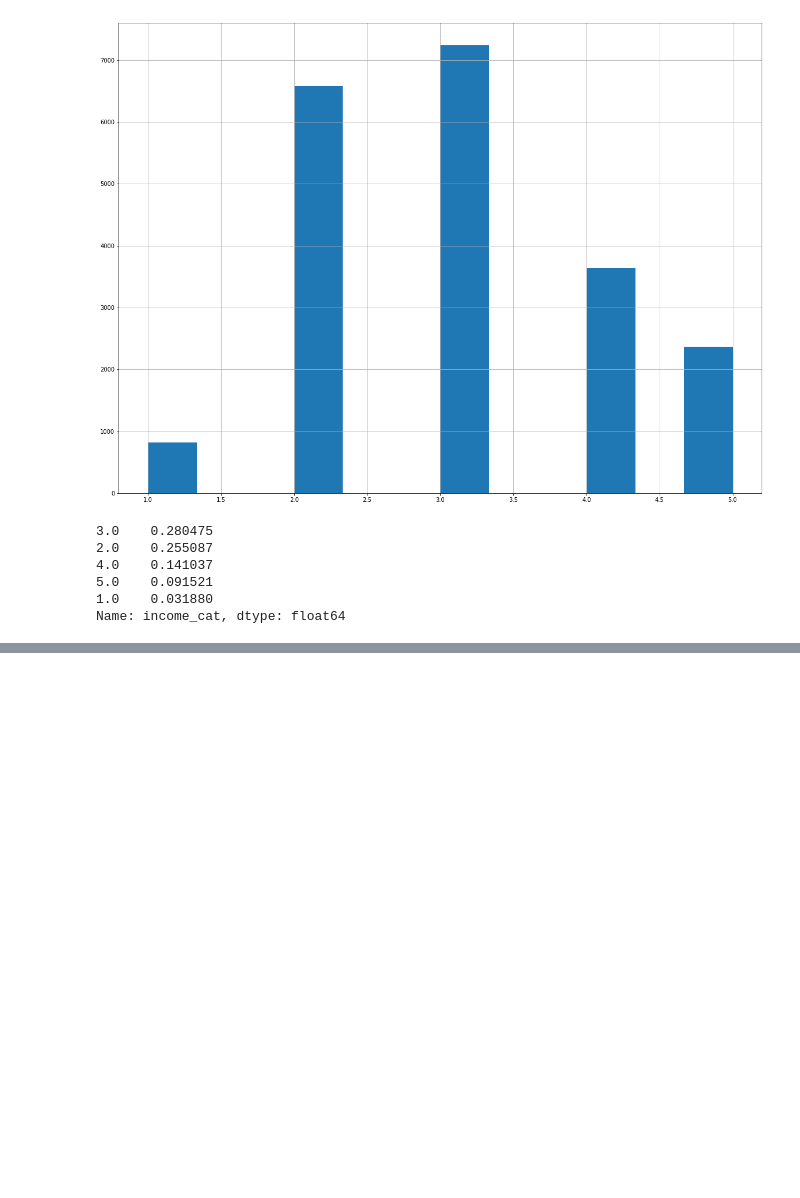
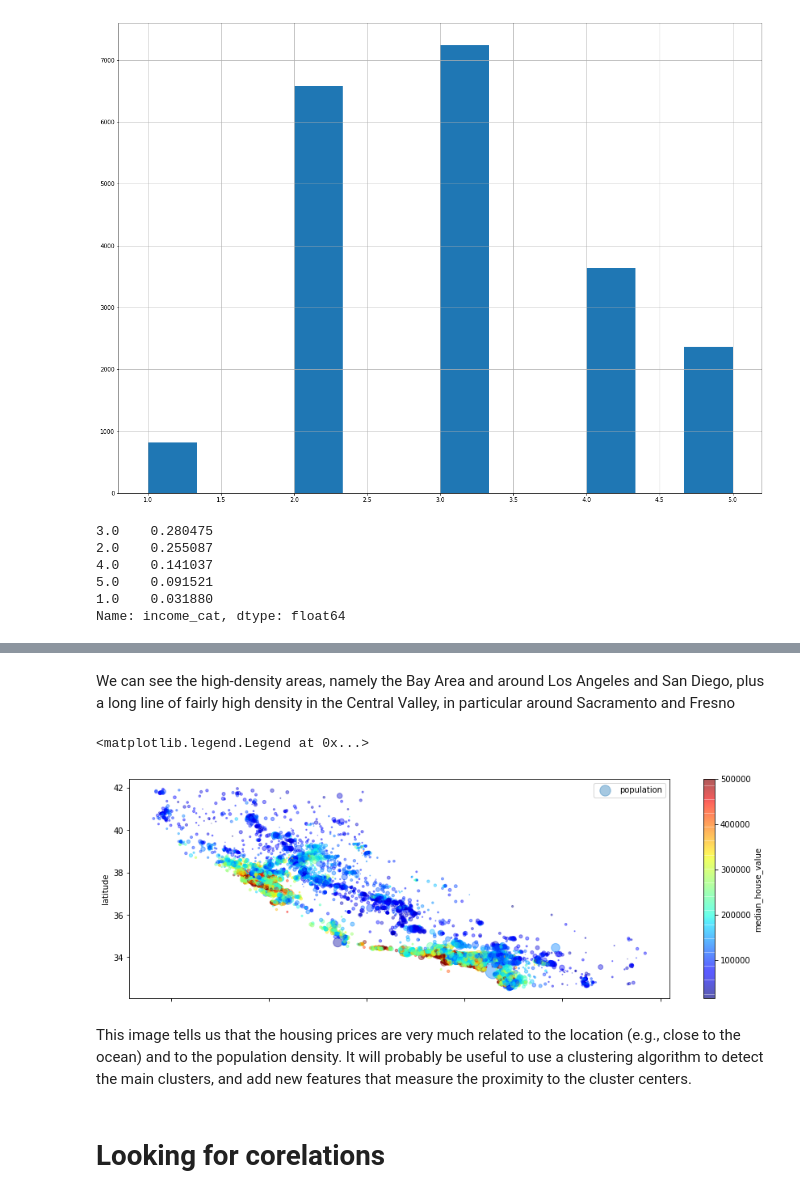
Before and after one commit to gitPratikSingh/Hands-On-Machine-Learning-with-Scikit-Learn-and-TensorFlow, a Jupyter notebook: Housing price prediction.ipynb, the cells around one changed output, grey strips where cells are left out. Drawn from its saved outputs; the diff is of its cells as text; code cells hidden in the pictures; blank space fills up the shorter version.

```diff
--- a/Housing price prediction.ipynb
+++ b/Housing price prediction.ipynb
@@ -168,0 +177,12 @@ for set in (strat_train_set, strat_test_set):
+# %% [markdown]
+We can see the high-density areas, namely the Bay Area and around Los Angeles and San Diego, plus a long line of fairly high density in the Central Valley, in particular around Sacramento and Fresno
+# %%
+housing.plot(figsize=(15,5), kind="scatter", x="longitude", y="latitude", alpha=0.4, s=housing["population"]/100, label="population", c="median_house_value", cmap=plt.get_cmap("jet"), colorbar=True,)
+plt.legend()
+# %% [output]
+<matplotlib.legend.Legend at 0x...>
+[figure, added]
+# %% [markdown]
+This image tells us that the housing prices are very much related to the location (e.g., close to the ocean) and to the population density. It will probably be useful to use a clustering algorithm to detect the main clusters, and add new features that measure the proximity to the cluster centers.
+# %% [markdown]
+# Looking for corelations
```
Also changed, not shown: parts of 54 cells of this notebook, 1 other file.
